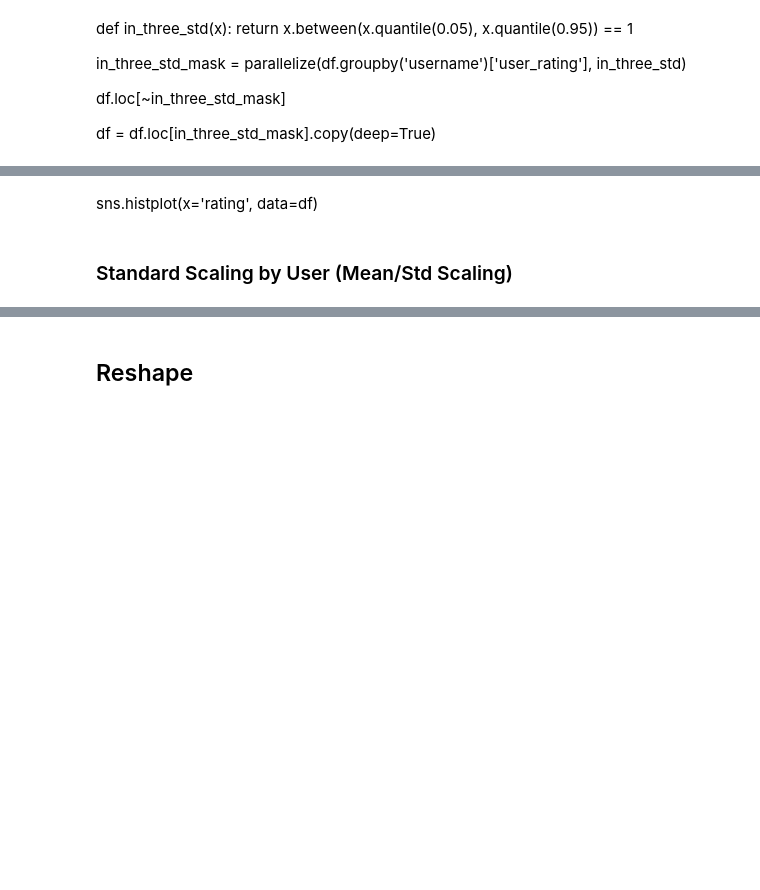
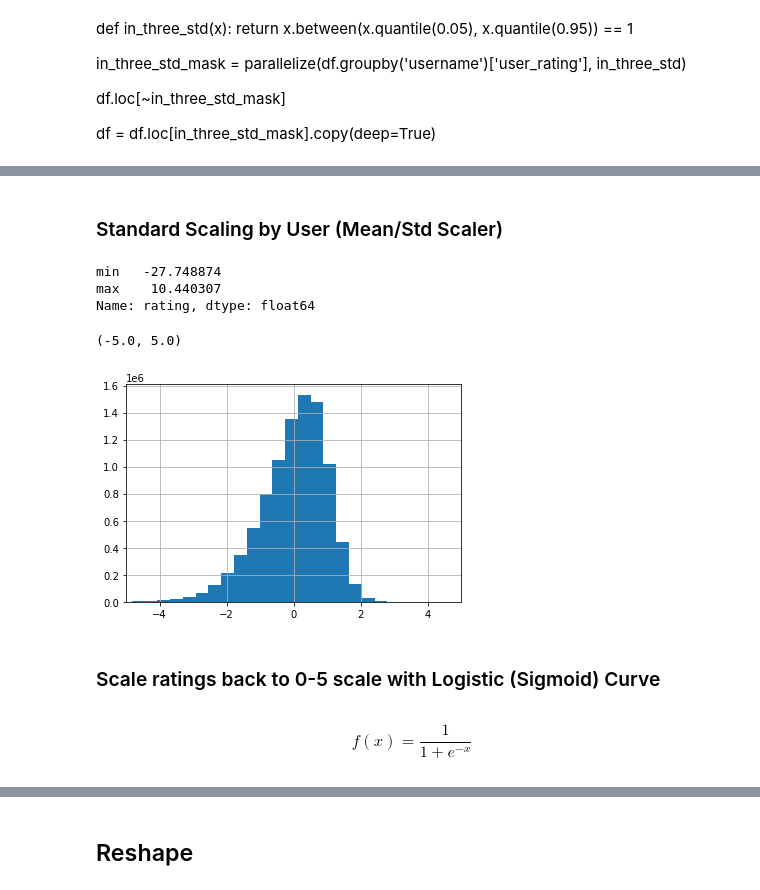
Before and after one commit to alancmathew/anime-recommendation-engine, a Jupyter notebook: notebooks/11_featureEngineering.ipynb, the cells around one changed output, grey strips where cells are left out. Drawn from its saved outputs; the diff is of its cells as text; code cells hidden in the pictures; blank space fills up the shorter version.

```diff
--- a/notebooks/11_featureEngineering.ipynb
+++ b/notebooks/11_featureEngineering.ipynb
@@ -50,5 +47,0 @@ df = df.loc[in_three_std_mask].copy(deep=True)
-# %%
-scaler = StandardScaler()
-def group_rating_normalizer(group, value_col):
-    scaled = scaler.fit_transform(group[[value_col]])
-    return pd.Series(scaled.reshape(1, scaled.shape[0])[0], index=group.index)
@@ -60,4 +48,2 @@ df
-# %% [markdown]
-sns.histplot(x='rating', data=df)
 # %% [markdown]
-### Standard Scaling by User (Mean/Std Scaling)
+### Standard Scaling by User (Mean/Std Scaler)
@@ -66 +57,17 @@ user_rating_normalizer = partial(group_rating_normalizer, value_col='rating')
 df['rating'] = parallelize(user_rating_normalizer, df.groupby('username'))
+# %%
+df['rating'].agg(['min', 'max'])
+# %% [output]
+min   -27.748874
+max    10.440307
+Name: rating, dtype: float64
+# %%
+df['rating'].hist(bins=100)
+plt.xlim(-5, 5)
+# %% [output]
+(-5.0, 5.0)
+[figure, added]
+# %% [markdown]
+### Scale ratings back to 0-5 scale with Logistic (Sigmoid) Curve
+# %% [markdown]
+$$f(x) = \frac{1}{1+e^{-x}}$$
```
Also changed, not shown: parts of 17 cells of this notebook, 2 other files.
